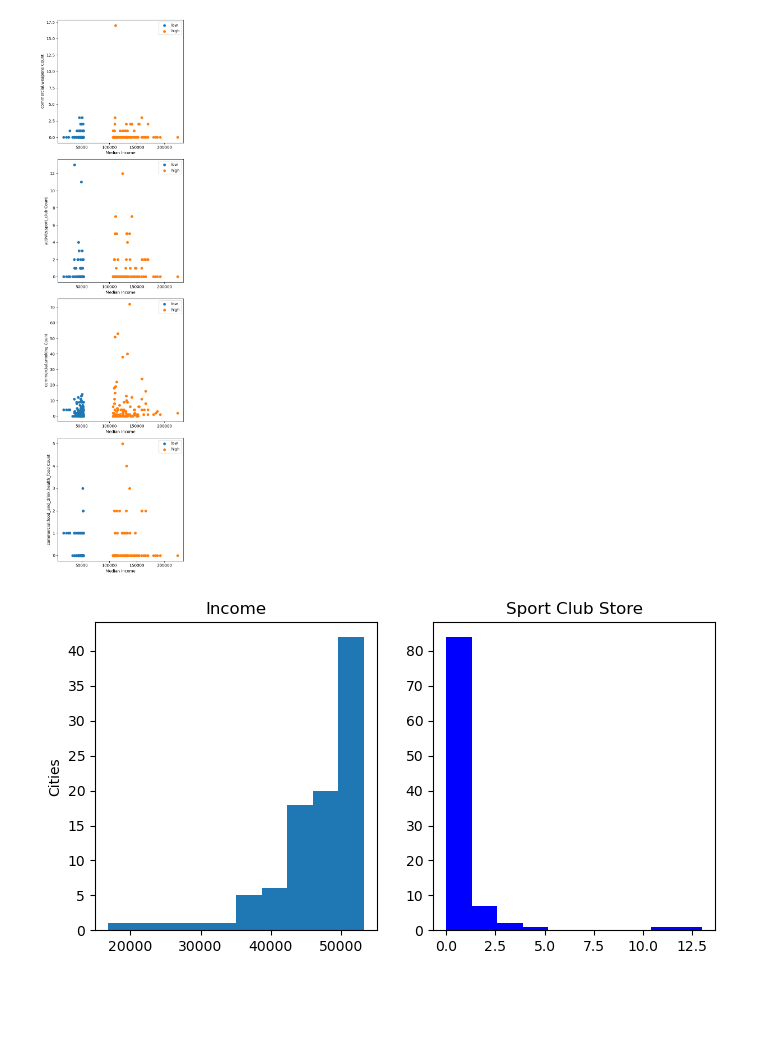
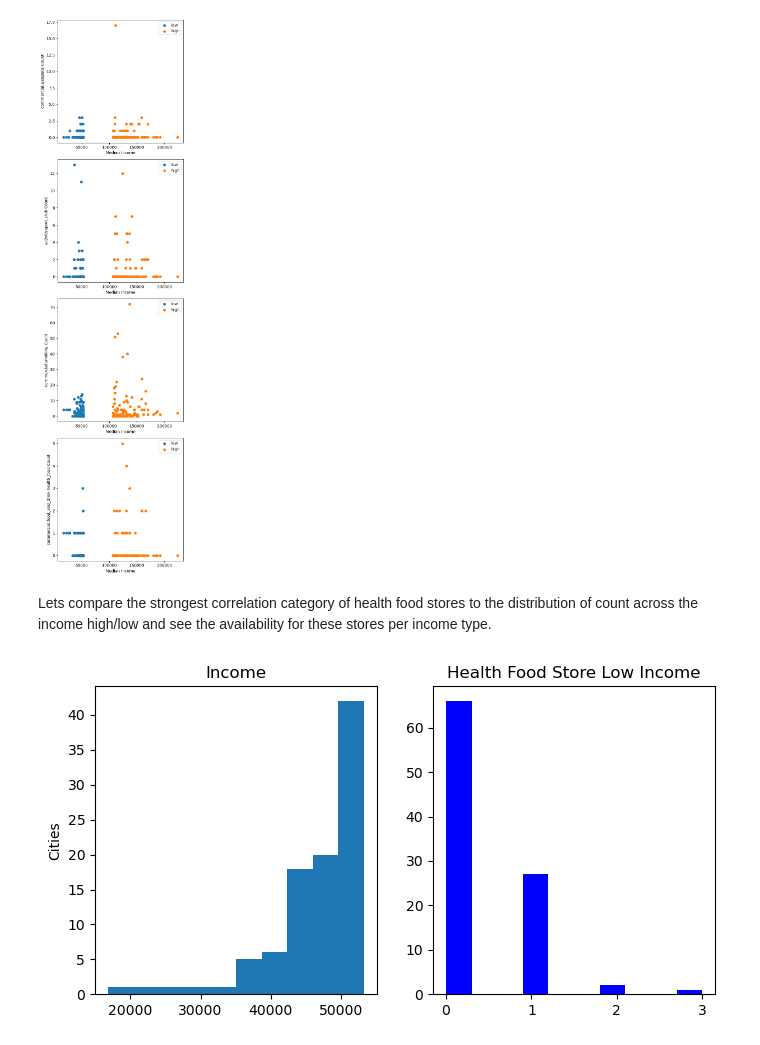
Before and after one commit to bseri0/Proj_1, a Jupyter notebook: py_api/bryan_copy.ipynb, the cells around one changed output. Drawn from its saved outputs; the diff is of its cells as text; code cells hidden in the pictures; blank space fills up the shorter version.

Commit message:
deleted:    images/All_City_Inc_.png 	new file:   images/Health_Food_Distribution_high.png 	new file:   images/Health_Food_Distribution_low.png 	modified:   py_api/bryan_copy.ipynb

```diff
--- a/py_api/bryan_copy.ipynb
+++ b/py_api/bryan_copy.ipynb
@@ -325,6 +326,6 @@ add_place_details_to_df(low_inc_merged_df, geoapifykey)
 # %%
-high_inc_merged_df.to_csv("../data/high_inc_merged_df.csv", mode='w', header=True, index=False)
-low_inc_merged_df.to_csv("../data/low_inc_merged_df.csv", mode='w', header=True, index=False)
+high_inc_merged_df = pd.read_csv("../data/high_inc_merged_df.csv")
+low_inc_merged_df = pd.read_csv("../data/low_inc_merged_df.csv")
 # %%
 #display records with store counts returned from search
 filtered_df = low_inc_merged_df[low_inc_merged_df['commercial.weapons Count'] > 0]
@@ -713,22 +718,24 @@ plt.tight_layout()
 plt.savefig("../images/ALL_Inc_groups.png")
 # %% [output]
 [figure]
+# %% [markdown]
+Lets compare the strongest correlation category of health food stores to the distribution of count across the income high/low and see the availability for these stores per income type.
 # %%
 # quick peek of income and liquor store count distribution
 import matplotlib.pyplot as plt
 
 plt.figure(figsize=(8,4))
 plt.subplot(1,2,1)
 plt.hist(low_inc_merged_clean_df['Low_med_inc'])
 plt.ylabel('Cities')
 plt.title('Income')
 
 plt.subplot(1,2,2)
-plt.hist(low_inc_merged_clean_df['activity.sport_club Count'], color='blue')
-plt.title('Sport Club Store')
+plt.hist(low_inc_merged_clean_df['commercial.food_and_drink.health_food Count'], color='blue')
+plt.title('Health Food Store Low Income')
 
-plt.savefig("../images/All_City_Inc_.png")
+plt.savefig("../images/Health_Food_Distribution_low.png")
 
 plt.show()
 # %% [output]
-[figure, old version]
+[figure, new version]
```
Also changed, not shown: parts of 5 cells of this notebook, 3 other files.
